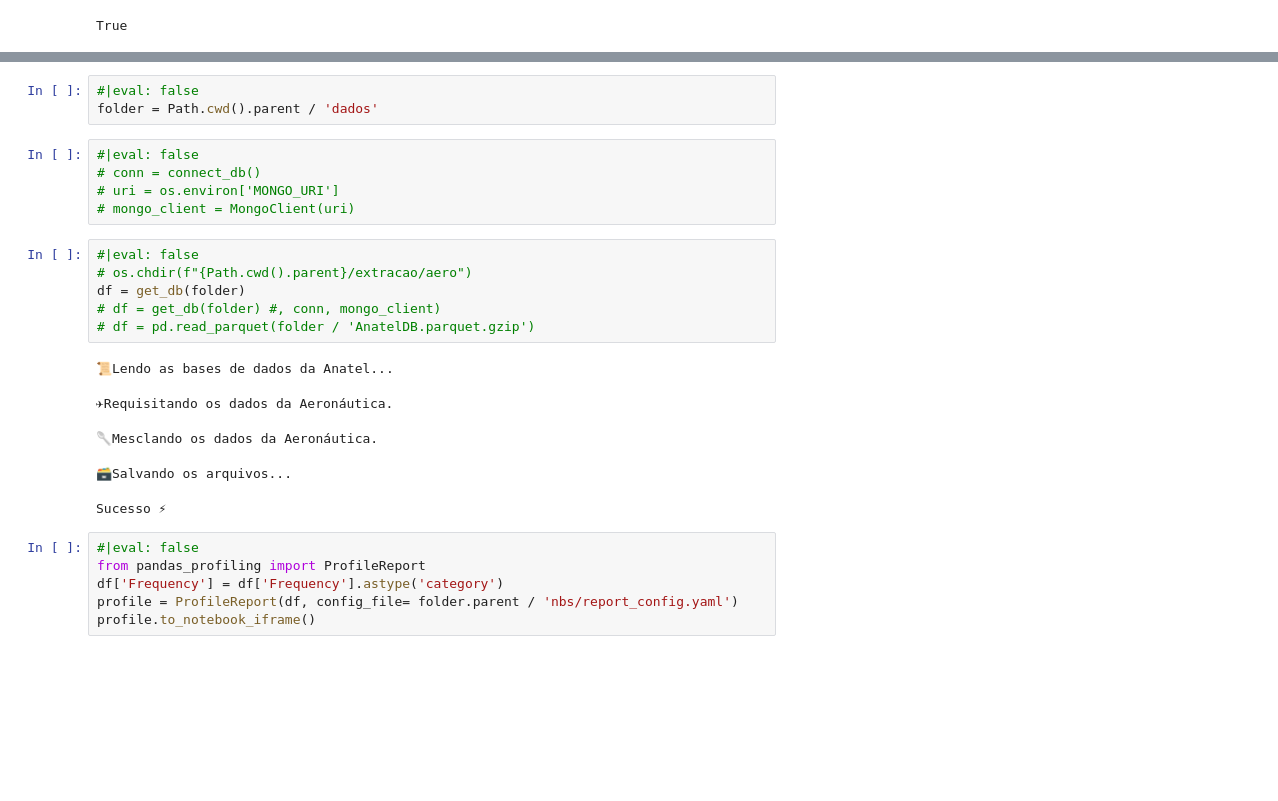
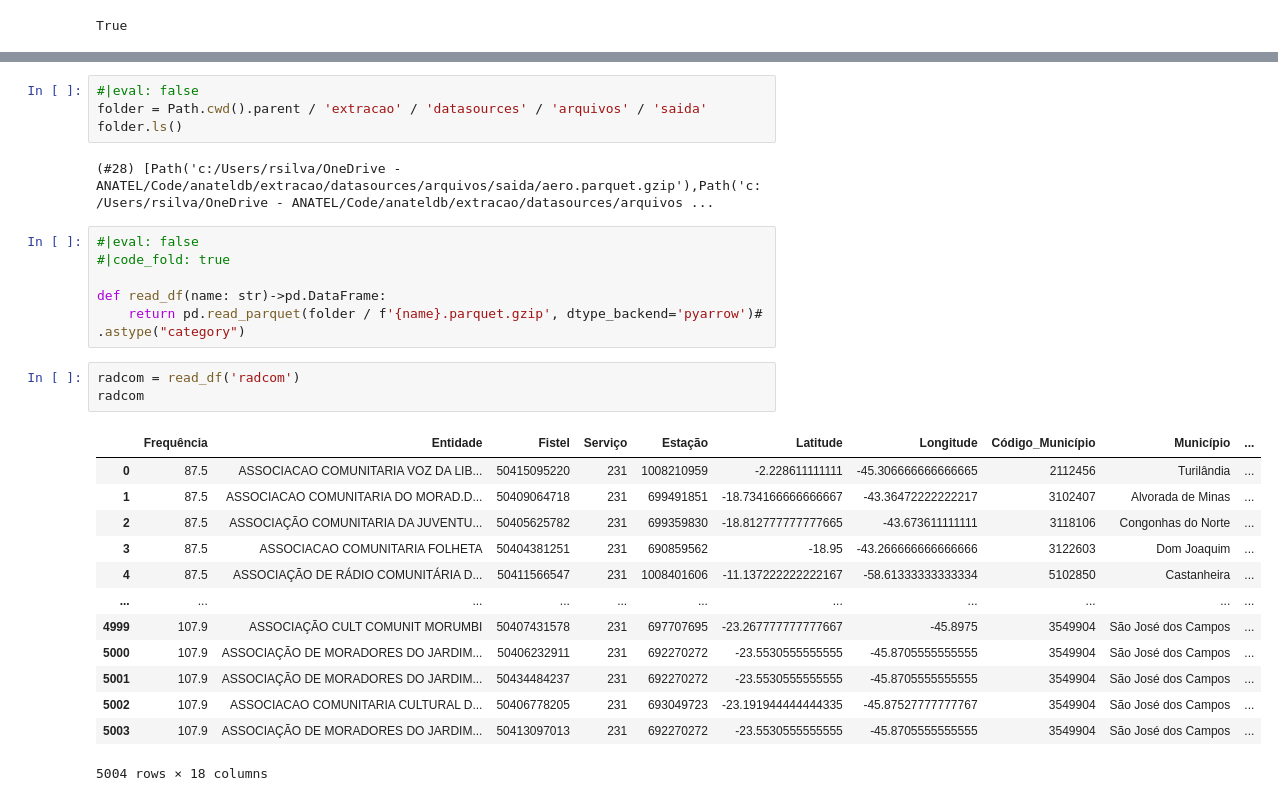
Before and after one commit to InovaFiscaliza/EmissorasRF, a Jupyter notebook: nbs/_05_main.ipynb, the cells around one changed output, grey strips where cells are left out. Saved outputs shown, nothing was run; the diff lists cells and outputs as text; blank space fills up the shorter version.

```diff
--- a/nbs/_05_main.ipynb
+++ b/nbs/_05_main.ipynb
@@ -43,26 +31,29 @@ warnings.filterwarnings("ignore")
 # %%
 #|eval: false
-folder = Path.cwd().parent / 'dados'
+folder = Path.cwd().parent / 'extracao' / 'datasources' / 'arquivos' / 'saida'
+folder.ls()
+# %% [output]
+(#28) [Path('c:/Users/rsilva/OneDrive - ANATEL/Code/anateldb/extracao/datasources/arquivos/saida/aero.parquet.gzip'),Path('c:/Users/rsilva/OneDrive - ANATEL/Code/anateldb/extracao/datasources/arquivos ...
-# %%
-#|eval: false
-# conn = connect_db()
-# uri = os.environ['MONGO_URI']
-# mongo_client = MongoClient(uri)
-# %%
-#|eval: false
-# os.chdir(f"{Path.cwd().parent}/extracao/aero")
-df = get_db(folder)
-# df = get_db(folder) #, conn, mongo_client)
-# df = pd.read_parquet(folder / 'AnatelDB.parquet.gzip')
-# %% [output]
-📜Lendo as bases de dados da Anatel...
-✈Requisitando os dados da Aeronáutica.
-🥄Mesclando os dados da Aeronáutica.
-🗃Salvando os arquivos...
-Sucesso ⚡
-# %%
-#|eval: false
-from pandas_profiling import ProfileReport
-df['Frequency'] = df['Frequency'].astype('category')
-profile = ProfileReport(df, config_file= folder.parent / 'nbs/report_config.yaml')
-profile.to_notebook_iframe()
+# %%
+#|eval: false
+#|code_fold: true
+
+def read_df(name: str)->pd.DataFrame:
+    return pd.read_parquet(folder / f'{name}.parquet.gzip', dtype_backend='pyarrow')# .astype("category")
+# %%
+radcom = read_df('radcom')
+radcom
+# %% [output]
+|  | Frequência | Entidade | Fistel | Serviço | Estação | Latitude | Longitude | Código_Município | Município | ... |
+| 0 | 87.5 | ASSOCIACAO COMUNITARIA VOZ DA LIB... | 50415095220 | 231 | 1008210959 | -2.228611111111 | -45.306666666666665 | 2112456 | Turilândia | ... |
+| 1 | 87.5 | ASSOCIACAO COMUNITARIA DO MORAD.D... | 50409064718 | 231 | 699491851 | -18.734166666666667 | -43.36472222222217 | 3102407 | Alvorada de Minas | ... |
+| 2 | 87.5 | ASSOCIAÇÃO COMUNITARIA DA JUVENTU... | 50405625782 | 231 | 699359830 | -18.812777777777665 | -43.673611111111 | 3118106 | Congonhas do Norte | ... |
+| 3 | 87.5 | ASSOCIACAO COMUNITARIA FOLHETA | 50404381251 | 231 | 690859562 | -18.95 | -43.266666666666666 | 3122603 | Dom Joaquim | ... |
+| 4 | 87.5 | ASSOCIAÇÃO DE RÁDIO COMUNITÁRIA D... | 50411566547 | 231 | 1008401606 | -11.137222222222167 | -58.61333333333334 | 5102850 | Castanheira | ... |
+| ... | ... | ... | ... | ... | ... | ... | ... | ... | ... | ... |
+| 4999 | 107.9 | ASSOCIAÇÃO CULT COMUNIT MORUMBI | 50407431578 | 231 | 697707695 | -23.267777777777667 | -45.8975 | 3549904 | São José dos Campos | ... |
+| 5000 | 107.9 | ASSOCIAÇÃO DE MORADORES DO JARDIM... | 50406232911 | 231 | 692270272 | -23.5530555555555 | -45.8705555555555 | 3549904 | São José dos Campos | ... |
+| 5001 | 107.9 | ASSOCIAÇÃO DE MORADORES DO JARDIM... | 50434484237 | 231 | 692270272 | -23.5530555555555 | -45.8705555555555 | 3549904 | São José dos Campos | ... |
+| 5002 | 107.9 | ASSOCIACAO COMUNITARIA CULTURAL D... | 50406778205 | 231 | 693049723 | -23.191944444444335 | -45.87527777777767 | 3549904 | São José dos Campos | ... |
+| 5003 | 107.9 | ASSOCIAÇÃO DE MORADORES DO JARDIM... | 50413097013 | 231 | 692270272 | -23.5530555555555 | -45.8705555555555 | 3549904 | São José dos Campos | ... |
+5004 rows × 18 columns
```
Also changed, not shown: parts of 16 cells of this notebook, 9 other files.
